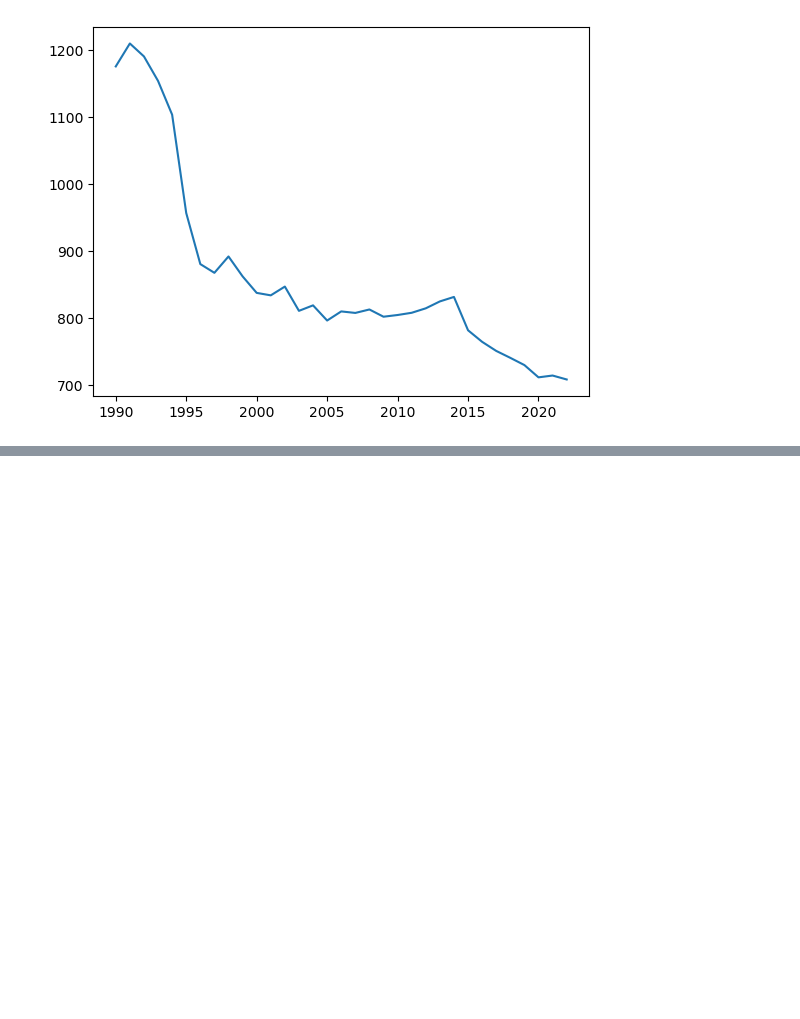
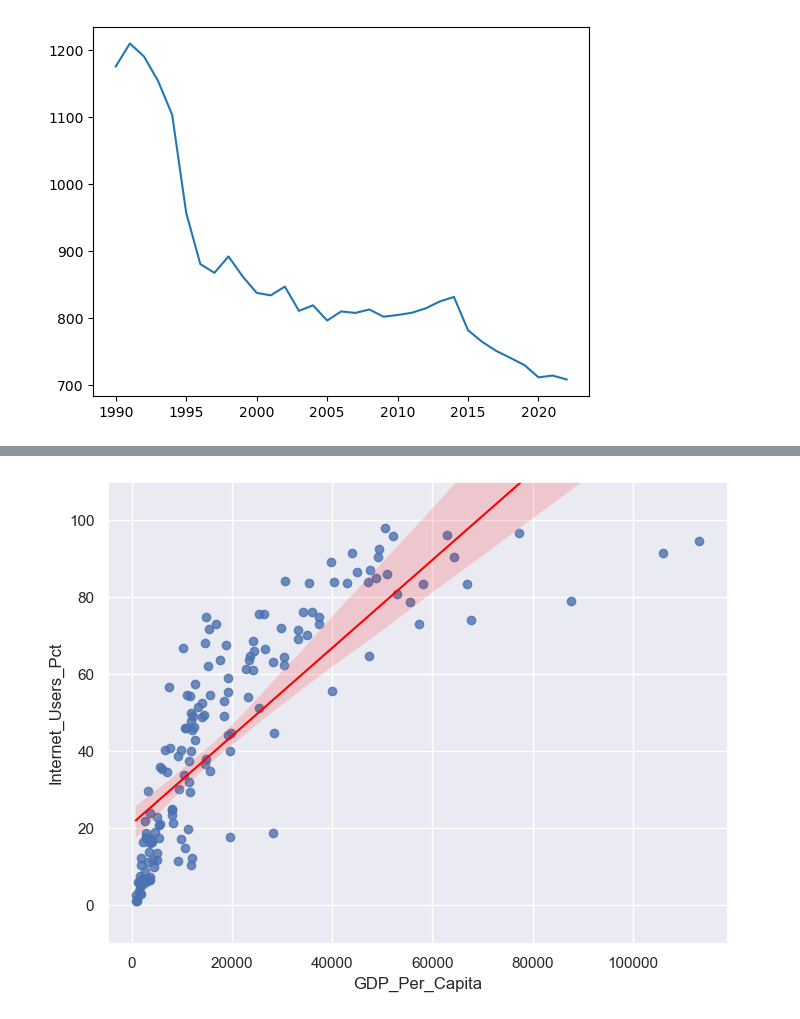
Before and after one commit to NSS-Full-Time-Data-Analytics-14/gdp-and-internet-usage-nealhalper, a Jupyter notebook: notebook/un_project.ipynb, the cells around one changed output, grey strips where cells are left out. Drawn from its saved outputs; the diff is of its cells as text; code cells hidden in the pictures; blank space fills up the shorter version.

```diff
--- a/notebook/un_project.ipynb
+++ b/notebook/un_project.ipynb
@@ -357,0 +236,4 @@ internet_df.loc[internet_df["Internet_Users_Pct"] > 0].sort_values(by = "Year",
+# %%
+#20
+gdp_and_internet_use = gdp_df.merge(internet_df, how = 'outer', on = ["Country","Year"])
+gdp_and_internet_use.head()
@@ -357,0 +279,16 @@ internet_df.loc[internet_df["Internet_Users_Pct"] > 0].sort_values(by = "Year",
+# %%
+#22
+gdp_and_internet_use_2014 = gdp_and_internet_use.loc[gdp_and_internet_use["Year"] == 2014]
+# %%
+#23
+fig, ax = plt.subplots(figsize=(8, 6))
+graph = sns.regplot(
+    x=gdp_and_internet_use_2014["GDP_Per_Capita"],
+    y=gdp_and_internet_use_2014["Internet_Users_Pct"],
+    line_kws={"color": "red", "linewidth": 1.5},
+    ax=ax
+)
+graph.set_ylim(bottom = -10, top = 110)
+plt.show()
+# %% [output]
+[figure, added]
```
Also changed, not shown: parts of 62 cells of this notebook.
